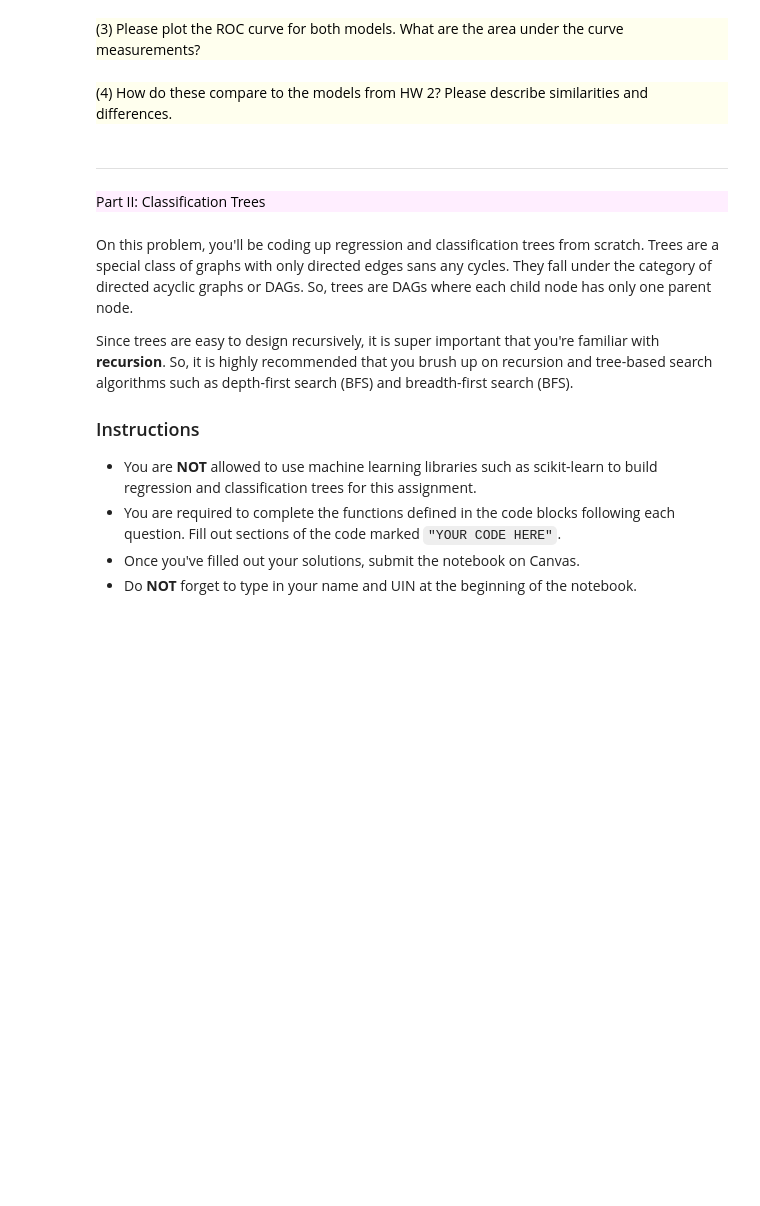
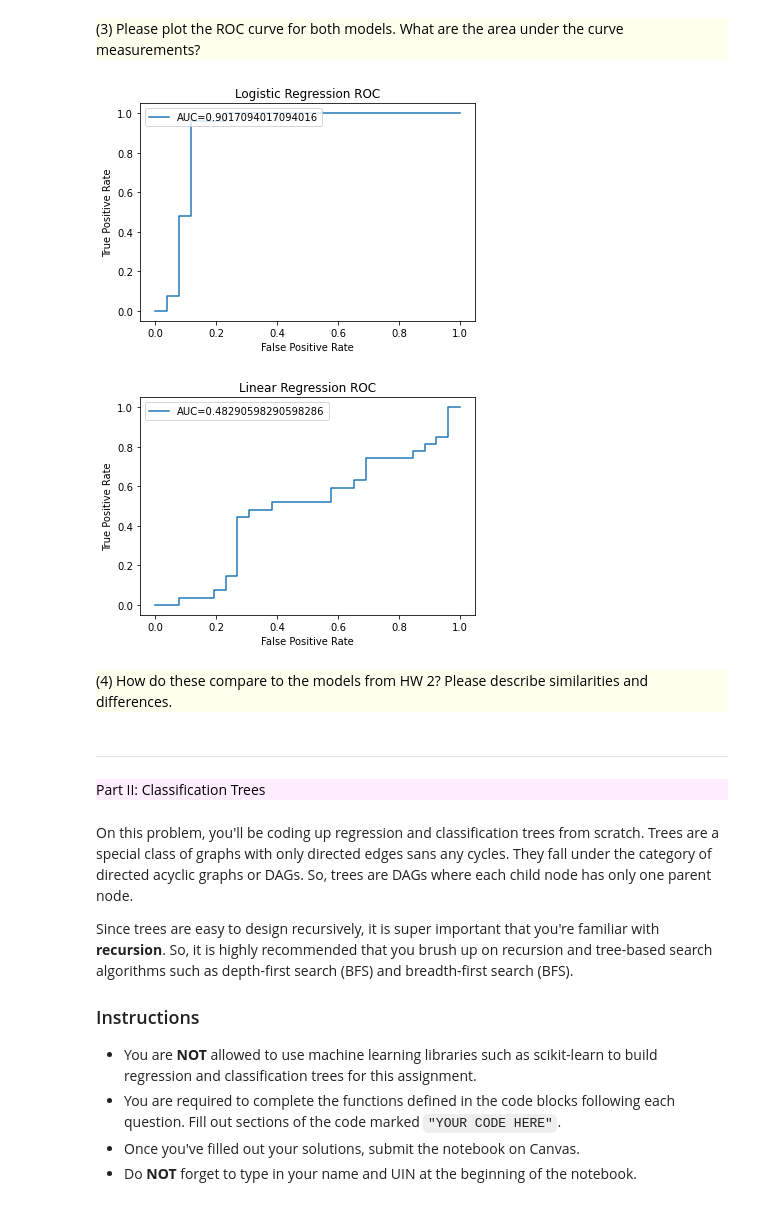
Before and after one commit to nbsoliman/Machine-Learning, a Jupyter notebook: HW3/Homework03.ipynb, the cells around one changed output. Drawn from its saved outputs; the diff is of its cells as text; code cells hidden in the pictures; blank space fills up the shorter version.

```diff
--- a/HW3/Homework03.ipynb
+++ b/HW3/Homework03.ipynb
@@ -62,19 +63,22 @@ One of the hyperparameters I used to tune my data to have such a small MSE was t
 x_train, x_test, y_train, y_test = train_test_split(x, y, test_size = 0.2)
 ridge = Ridge(alpha=1.0, normalize=True)
 ridge.fit(x_train, y_train)
-prediction = ridge.predict(x_test)
-print(pd.Series(ridge.coef_, index = x.columns))
+prediction_ridge = ridge.predict(x_test)
+print(pd.Series(ridge.coef_, index=x.columns))
 
-MSE = np.square(np.subtract(y_test,prediction)).mean()
+MSE = np.square(np.subtract(y_test,prediction_ridge)).mean()
 print("Ridge MSE:", MSE)
 
 # Lasso Regularization logistic regression
-lassocv = LassoCV(alphas=None, cv=10, max_iter=100000, normalize=True)
-lassocv.fit(x_train, y_train)
+# lassocv = LassoCV(alphas=None, cv=10, max_iter=100000, normalize=True)
+# lassocv.fit(x_train, y_train)
 
-lasso.set_params(alpha=lassocv.alpha_)
-lasso.fit(x_train, y_train)
-print(pd.Series(lasso.coef_, index=x.columns))
-MSE = np.square(np.subtract(y_test, lasso.predict(x_test))).mean()
+# lasso.set_params(alpha=lassocv.alpha_)
+# lasso.fit(x_train, y_train)
+# print(pd.Series(lasso.coef_, index=x.columns))
+lasso = Lasso(alpha=1.0)
+lasso.fit(x,y)
+prediction_lasso = lasso.predict(x_test)
+MSE = np.square(np.subtract(y_test, prediction_lasso)).mean()
 print("Lasso MSE:", MSE)
 # %% [output]
@@ -112,3 +129,27 @@ Lasso MSE: 0.13540137727709586
+# %%
+#YOUR CODE HERE
+fpr, tpr, _ = metrics.roc_curve(y_test,  prediction_ridge)
+auc = metrics.roc_auc_score(y_test, prediction_ridge)
+
+plt.plot(fpr,tpr, label="AUC="+str(auc))
+plt.ylabel('True Positive Rate')
+plt.xlabel('False Positive Rate')
+plt.title('Logistic Regression ROC')
+plt.legend(loc=2)
+plt.show()
+#-------------------------------------
+fpr2, tpr2, _ = metrics.roc_curve(y_test,  prediction_lasso)
+auc = metrics.roc_auc_score(y_test, prediction_lasso)
+
+plt.plot(fpr2,tpr2, label="AUC="+str(auc))
+plt.ylabel('True Positive Rate')
+plt.xlabel('False Positive Rate')
+plt.title('Linear Regression ROC')
+plt.legend(loc=2)
+plt.show()
+# %% [output]
+[figure, added]
+[figure, added]
 # %% [markdown]
 <div style="color: #000000;background-color: #FFFFEE">
 <font size=+1>(4)</font> How do these compare to the models from HW 2? Please describe similarities and differences.
```
Also changed, not shown: parts of 7 cells of this notebook.
